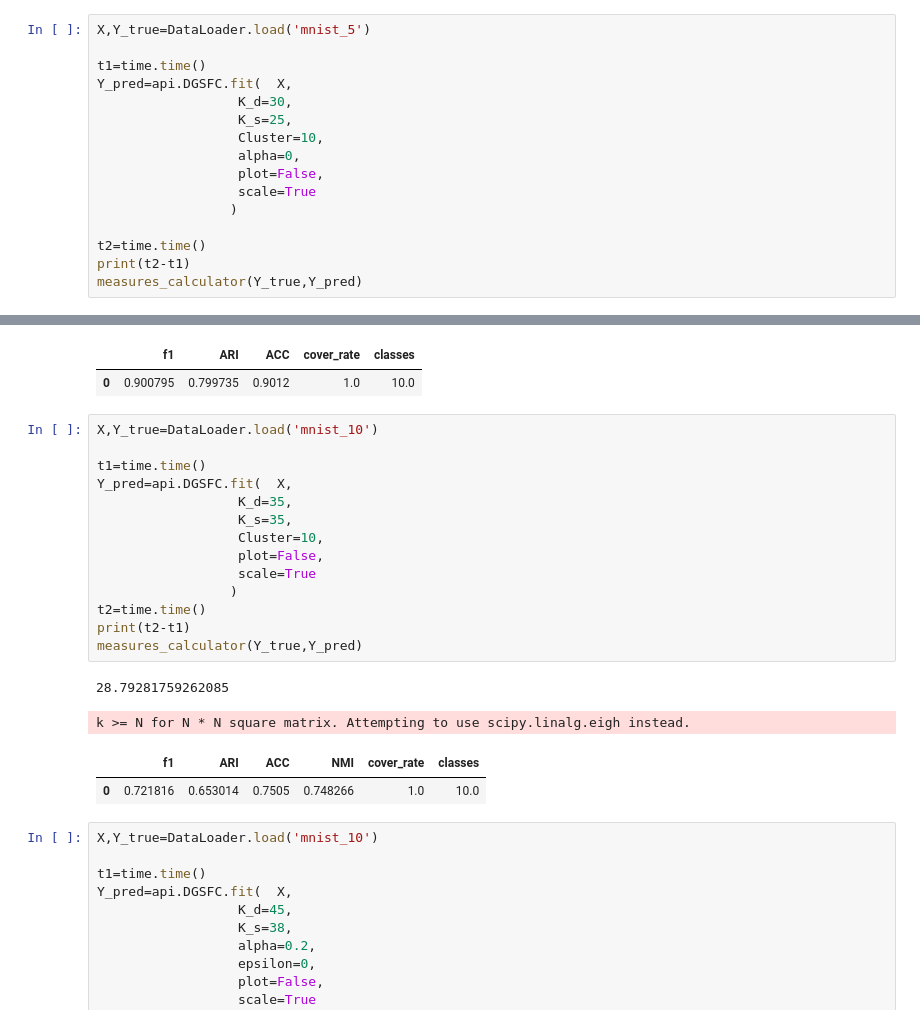
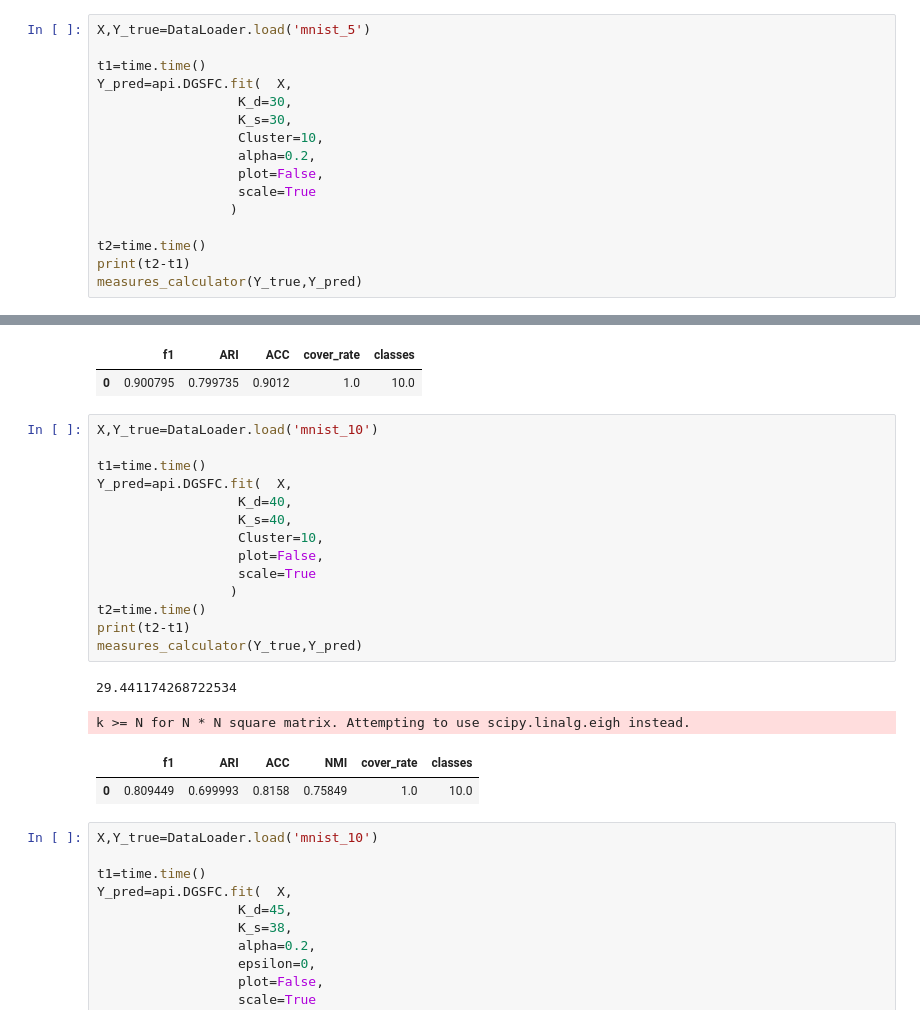
Before and after one commit to gaozhangyang/GIT, a Jupyter notebook: ex3_mnist/experiments_mnist.ipynb, the cells around one changed output, grey strips where cells are left out. Cells and saved outputs as stored; diff of their text form.

```diff
--- a/ex3_mnist/experiments_mnist.ipynb
+++ b/ex3_mnist/experiments_mnist.ipynb
@@ -74,9 +74,9 @@ X,Y_true=DataLoader.load('mnist_5')
 t1=time.time()
 Y_pred=api.DGSFC.fit(  X,
                   K_d=30,
-                  K_s=25,
+                  K_s=30,
                   Cluster=10,
-                  alpha=0,
+                  alpha=0.2,
                   plot=False,
                   scale=True
                  )
@@ -112,22 +112,22 @@ measures_calculator(Y_true,Y_pred)
 # %%
 X,Y_true=DataLoader.load('mnist_10')
 
 t1=time.time()
 Y_pred=api.DGSFC.fit(  X,
-                  K_d=35,
-                  K_s=35,
+                  K_d=40,
+                  K_s=40,
                   Cluster=10,
                   plot=False,
                   scale=True
                  )
 t2=time.time()
 print(t2-t1)
 measures_calculator(Y_true,Y_pred)
 # %% [output]
-28.79281759262085
+29.441174268722534
 k >= N for N * N square matrix. Attempting to use scipy.linalg.eigh instead.
 |  | f1 | ARI | ACC | NMI | cover_rate | classes |
-| 0 | 0.721816 | 0.653014 | 0.7505 | 0.748266 | 1.0 | 10.0 |
+| 0 | 0.809449 | 0.699993 | 0.8158 | 0.75849 | 1.0 | 10.0 |
 # %%
 X,Y_true=DataLoader.load('mnist_10')
 
```
Also changed, not shown: parts of 1 cell of this notebook, 1 other file.
